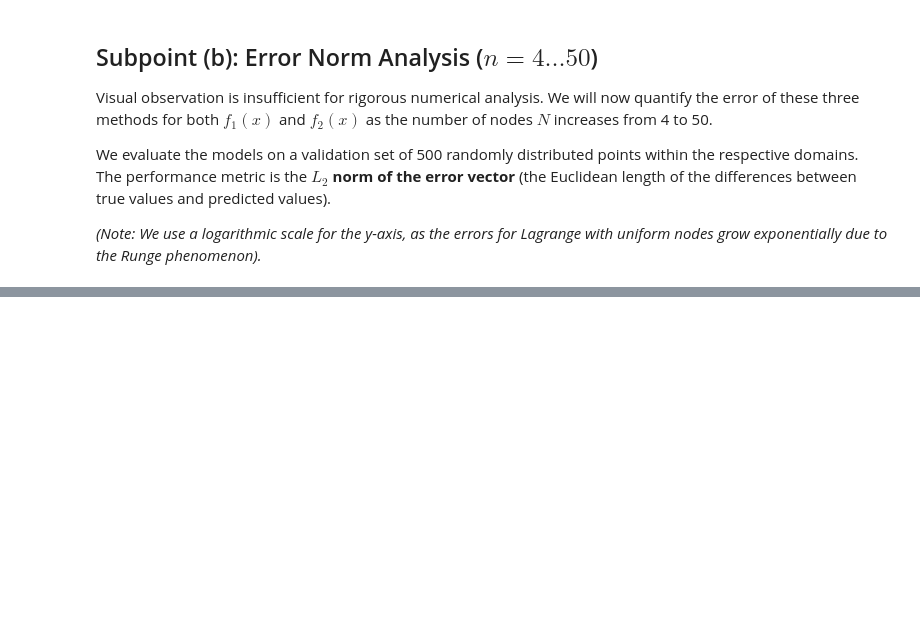
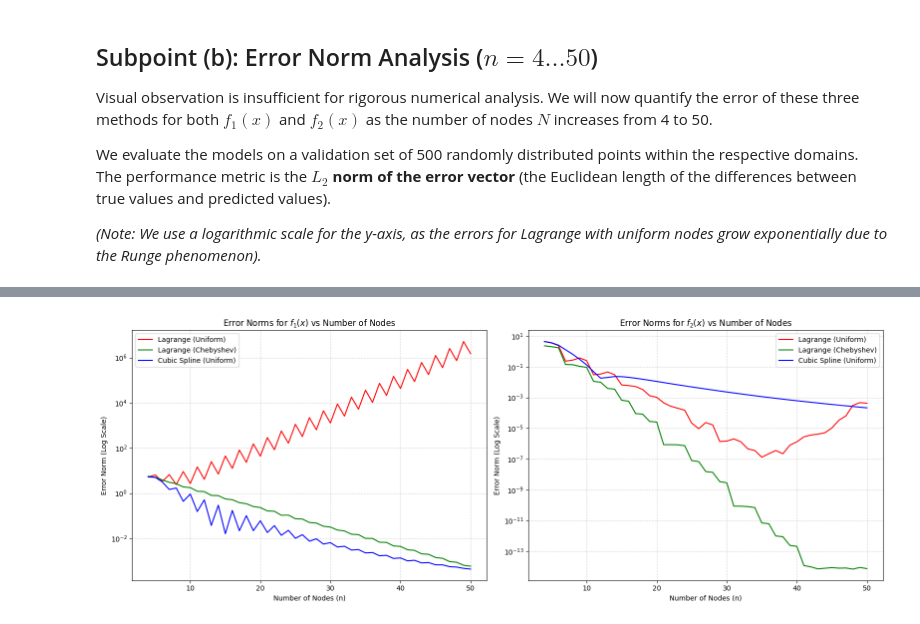
Before and after one commit to bl3jzi/computational-methods, a Jupyter notebook: Lab_04/Ex_2.ipynb, the cells around one changed output, grey strips where cells are left out. Drawn from its saved outputs; the diff is of its cells as text; code cells hidden in the pictures; blank space fills up the shorter version.

```diff
--- a/Lab_04/Ex_2.ipynb
+++ b/Lab_04/Ex_2.ipynb
@@ -159,0 +89,70 @@ plt.show()
+# %%
+# 1. Setup validation parameters
+n_range = range(4, 51)
+np.random.seed(42) # For reproducibility
+
+# 500 random points for each domain
+pts_f1 = np.random.uniform(-1, 1, 500)
+pts_f2 = np.random.uniform(0, 2*np.pi, 500)
+
+# Arrays to store error norms
+errors_f1 = {'Lagrange_Uni': [], 'Lagrange_Cheb': [], 'Spline_Uni': []}
+errors_f2 = {'Lagrange_Uni': [], 'Lagrange_Cheb': [], 'Spline_Uni': []}
+
+# 2. Iterate through n nodes
+for n in n_range:
+    # Nodes for f1
+    x_uni_f1 = generate_uniform(-1, 1, n)
+    x_cheb_f1 = generate_chebyshev(-1, 1, n)
+
+    # Nodes for f2
+    x_uni_f2 = generate_uniform(0, 2*np.pi, n)
+    x_cheb_f2 = generate_chebyshev(0, 2*np.pi, n)
+
+    # Compute and store errors for f1
+    lag_u_f1 = BarycentricInterpolator(x_uni_f1, f1(x_uni_f1))(pts_f1)
+    lag_c_f1 = BarycentricInterpolator(x_cheb_f1, f1(x_cheb_f1))(pts_f1)
+    spl_u_f1 = CubicSpline(x_uni_f1, f1(x_uni_f1))(pts_f1)
+
+    errors_f1['Lagrange_Uni'].append(np.linalg.norm(lag_u_f1 - f1(pts_f1)))
+    errors_f1['Lagrange_Cheb'].append(np.linalg.norm(lag_c_f1 - f1(pts_f1))) # OCZYSZCZONE z "if False"
+    errors_f1['Spline_Uni'].append(np.linalg.norm(spl_u_f1 - f1(pts_f1)))
+
+    # Compute and store errors for f2
+    lag_u_f2 = BarycentricInterpolator(x_uni_f2, f2(x_uni_f2))(pts_f2)
+    lag_c_f2 = BarycentricInterpolator(x_cheb_f2, f2(x_cheb_f2))(pts_f2)
+    spl_u_f2 = CubicSpline(x_uni_f2, f2(x_uni_f2))(pts_f2)
+
+    errors_f2['Lagrange_Uni'].append(np.linalg.norm(lag_u_f2 - f2(pts_f2)))
+    errors_f2['Lagrange_Cheb'].append(np.linalg.norm(lag_c_f2 - f2(pts_f2)))
+    errors_f2['Spline_Uni'].append(np.linalg.norm(spl_u_f2 - f2(pts_f2)))
+
+# 3. Visualization
+fig, (ax1, ax2) = plt.subplots(1, 2, figsize=(16, 6))
+
+# Plot f1 errors
+ax1.plot(n_range, errors_f1['Lagrange_Uni'], 'r-', label='Lagrange (Uniform)')
+ax1.plot(n_range, errors_f1['Lagrange_Cheb'], 'g-', label='Lagrange (Chebyshev)')
+ax1.plot(n_range, errors_f1['Spline_Uni'], 'b-', label='Cubic Spline (Uniform)')
+ax1.set_yscale('log')
+ax1.set_title("Error Norms for $f_1(x)$ vs Number of Nodes")
+ax1.set_xlabel("Number of Nodes (n)")
+ax1.set_ylabel("Error Norm (Log Scale)")
+ax1.grid(True, which="both", ls="--", alpha=0.5)
+ax1.legend()
+
+# Plot f2 errors
+ax2.plot(n_range, errors_f2['Lagrange_Uni'], 'r-', label='Lagrange (Uniform)')
+ax2.plot(n_range, errors_f2['Lagrange_Cheb'], 'g-', label='Lagrange (Chebyshev)')
+ax2.plot(n_range, errors_f2['Spline_Uni'], 'b-', label='Cubic Spline (Uniform)')
+ax2.set_yscale('log')
+ax2.set_title("Error Norms for $f_2(x)$ vs Number of Nodes")
+ax2.set_xlabel("Number of Nodes (n)")
+ax2.set_ylabel("Error Norm (Log Scale)")
+ax2.grid(True, which="both", ls="--", alpha=0.5)
+ax2.legend()
+
+plt.tight_layout()
+plt.show()
+# %% [output]
+[figure, added]
```
Also changed, not shown: parts of 3 cells of this notebook, 1 other file.
